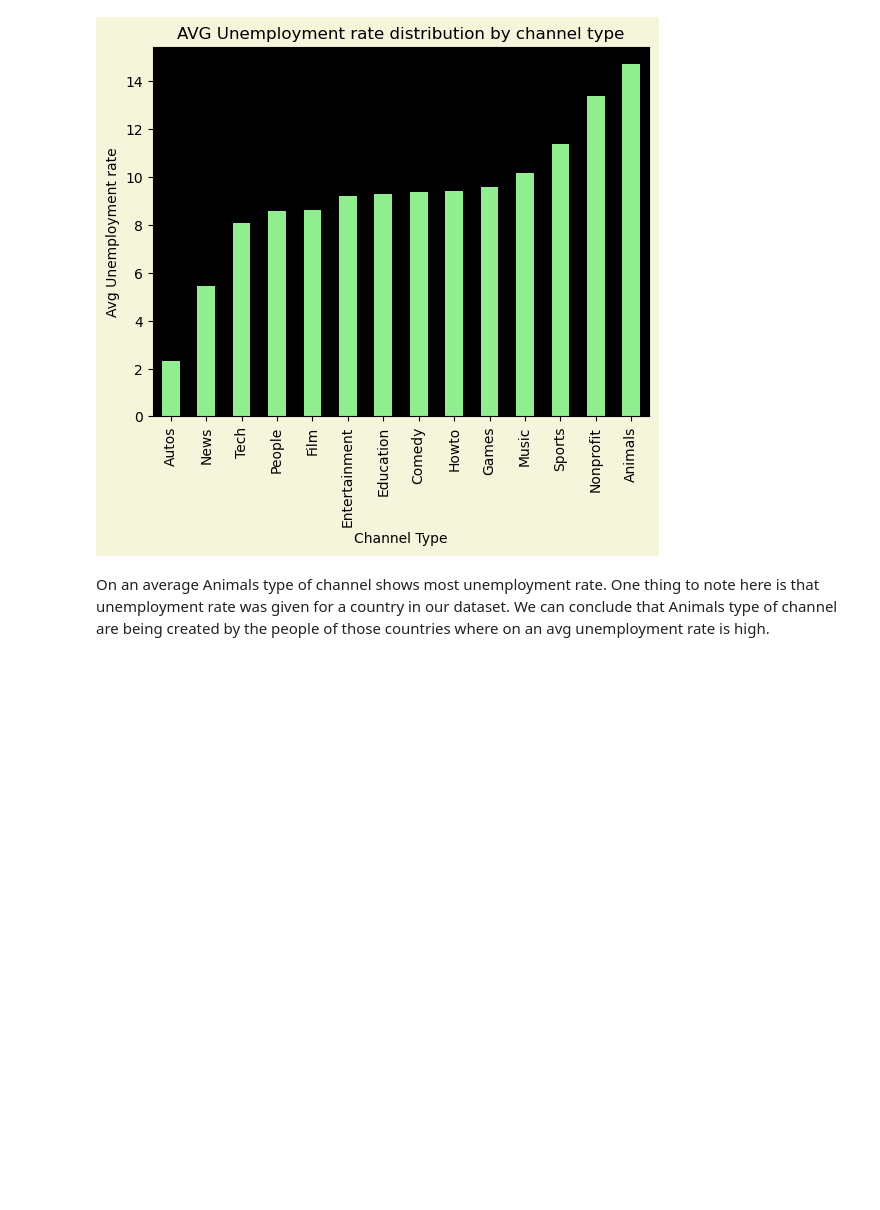
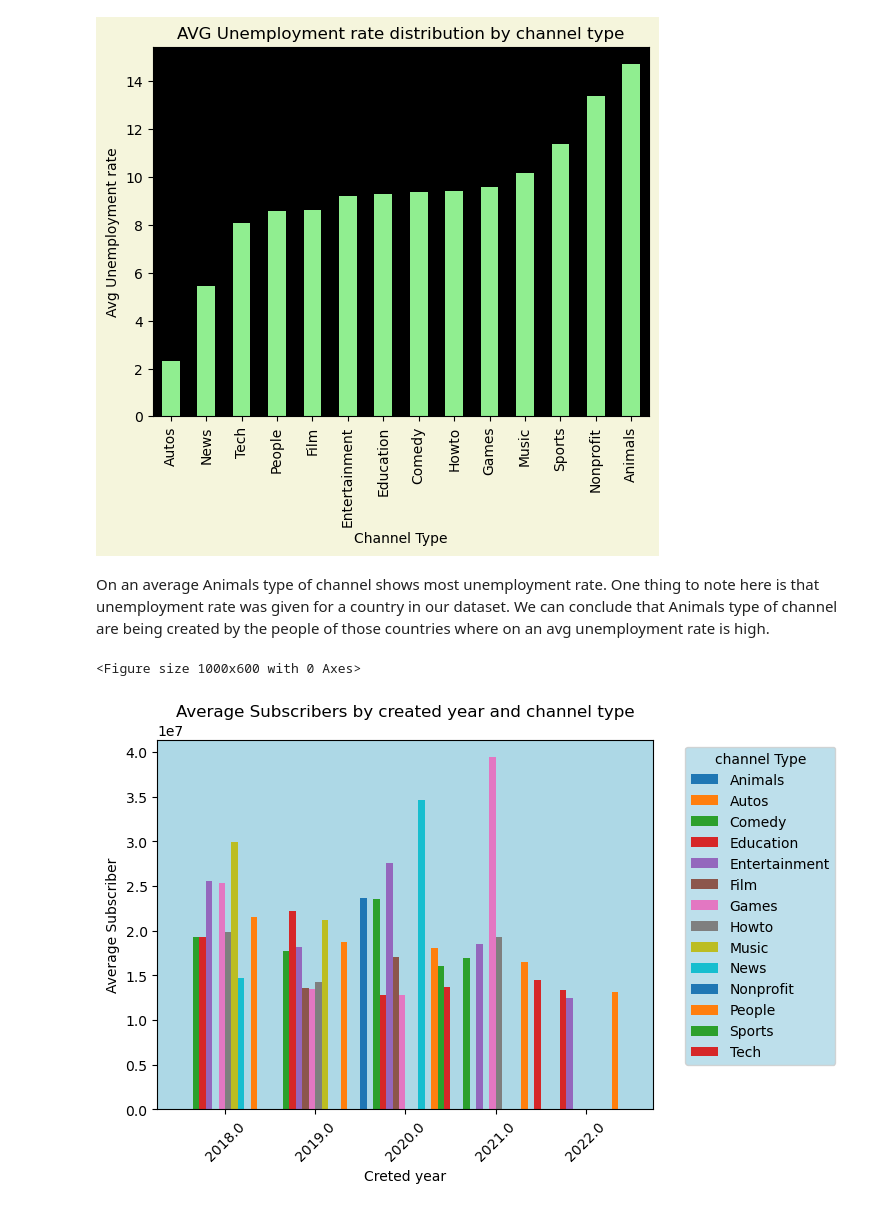
Before and after one commit to parashardevesh/data_analysis_and_ml, a Jupyter notebook: YouTube Statistics/Notebook.ipynb, the cells around one changed output. Cells and saved outputs as stored; diff of their text form; code cells hidden in the pictures; blank space fills up the shorter version.

```diff
--- a/YouTube Statistics/Notebook.ipynb
+++ b/YouTube Statistics/Notebook.ipynb
@@ -447,3 +447,18 @@ plt.show()
 [figure]
 # %% [markdown]
 On an average Animals type of channel shows most unemployment rate. One thing to note here is that unemployment rate was given for a country in our dataset. We can conclude that Animals type of channel are being created by the people of those countries where on an avg unemployment rate is high.
+# %%
+#grouping by created year and channel type
+#filtering by subscribers
+plt.figure(figsize=(10,6), facecolor='beige')
+plt.rcParams['axes.facecolor'] = 'lightblue'
+df.groupby(['created_year', 'channel_type'])['subscribers'].mean().unstack().tail().plot(kind='bar', width=1)
+plt.title('Average Subscribers by created year and channel type')
+plt.xlabel('Creted year')
+plt.ylabel('Average Subscriber')
+plt.legend(title = 'channel Type', bbox_to_anchor=(1.05,1), loc = 'upper left')
+plt.xticks(rotation=45)
+plt.show()
+# %% [output]
+<Figure size 1000x600 with 0 Axes>
+[figure, added]
```
Also changed, not shown: parts of 10 cells of this notebook.
